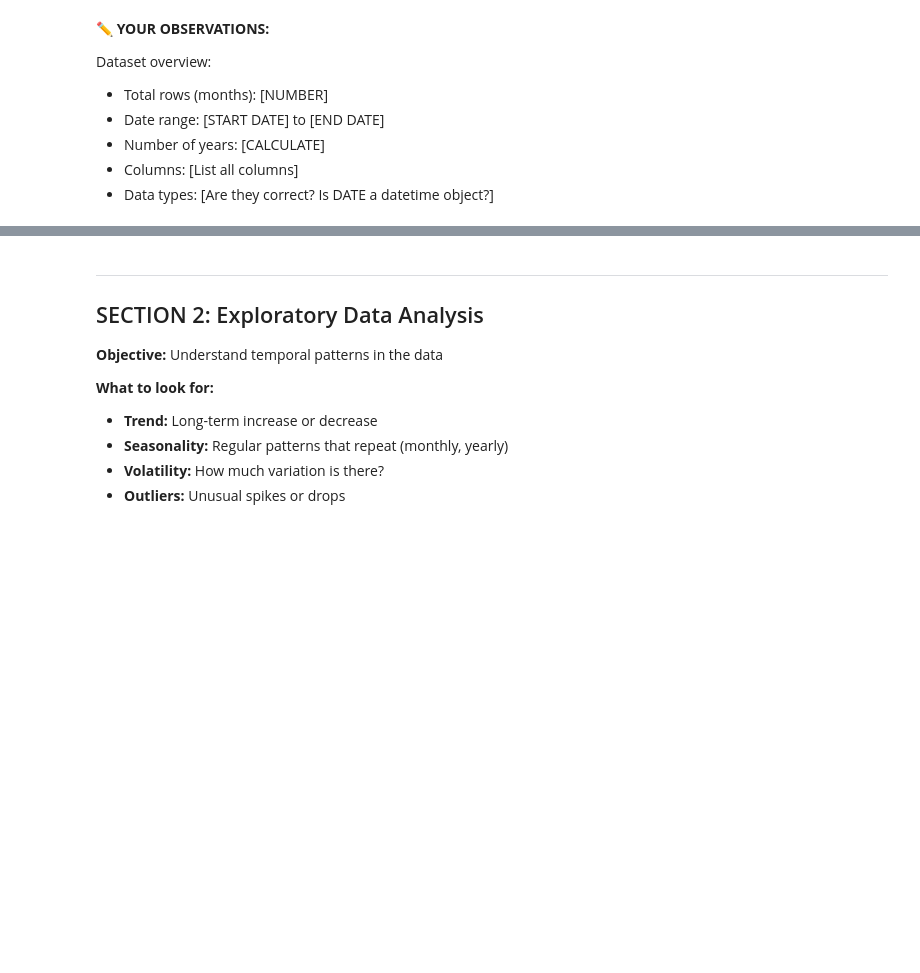
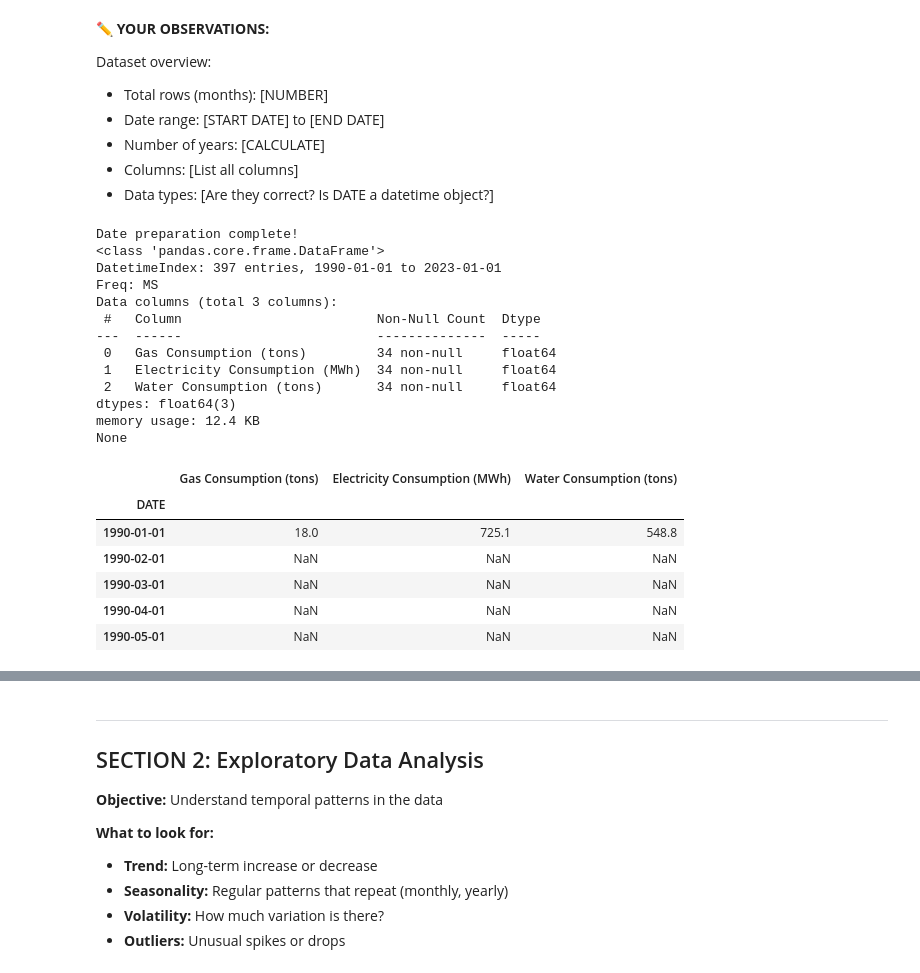
Before and after one commit to pufferfish3e/unsupervised-learning, a Jupyter notebook: CA2_PartB_Student_Template_1.ipynb, the cells around one changed output, grey strips where cells are left out. Drawn from its saved outputs; the diff is of its cells as text; code cells hidden in the pictures; blank space fills up the shorter version.

```diff
--- a/CA2_PartB_Student_Template_1.ipynb
+++ b/CA2_PartB_Student_Template_1.ipynb
@@ -121,19 +178,32 @@ Dataset overview:
 # %%
-# TODO: Prepare the date column
-# Step 1: Convert DATE column to datetime format
-# Step 2: Sort by date (chronological order)
-# Step 3: Set DATE as index
-# Step 4: Set frequency to 'MS' (Month Start)
-
-# HINT:
-# df['DATE'] = pd.to_datetime(df['DATE'])
-# df = df.sort_values('DATE')
-# df.set_index('DATE', inplace=True)
-# df = df.asfreq('MS')  # Month Start frequency
-
-# Your code here:
+df['DATE'] = pd.to_datetime(df['DATE'])
+df = df.sort_values('DATE')
+df.set_index('DATE', inplace=True)
+df = df.asfreq('MS')  # Month Start frequency
 
 
 print("Date preparation complete!")
-# Display info to confirm
+print(df.info())
+df.head()
+# %% [output]
+Date preparation complete!
+<class 'pandas.core.frame.DataFrame'>
+DatetimeIndex: 397 entries, 1990-01-01 to 2023-01-01
+Freq: MS
+Data columns (total 3 columns):
+ #   Column                         Non-Null Count  Dtype
+---  ------                         --------------  -----
+ 0   Gas Consumption (tons)         34 non-null     float64
+ 1   Electricity Consumption (MWh)  34 non-null     float64
+ 2   Water Consumption (tons)       34 non-null     float64
+dtypes: float64(3)
+memory usage: 12.4 KB
+None
+|  | Gas Consumption (tons) | Electricity Consumption (MWh) | Water Consumption (tons) |
+| DATE |  |  |  |
+| 1990-01-01 | 18.0 | 725.1 | 548.8 |
+| 1990-02-01 | NaN | NaN | NaN |
+| 1990-03-01 | NaN | NaN | NaN |
+| 1990-04-01 | NaN | NaN | NaN |
+| 1990-05-01 | NaN | NaN | NaN |
 # %%
```
Also changed, not shown: parts of 12 cells of this notebook, 1 other file.
